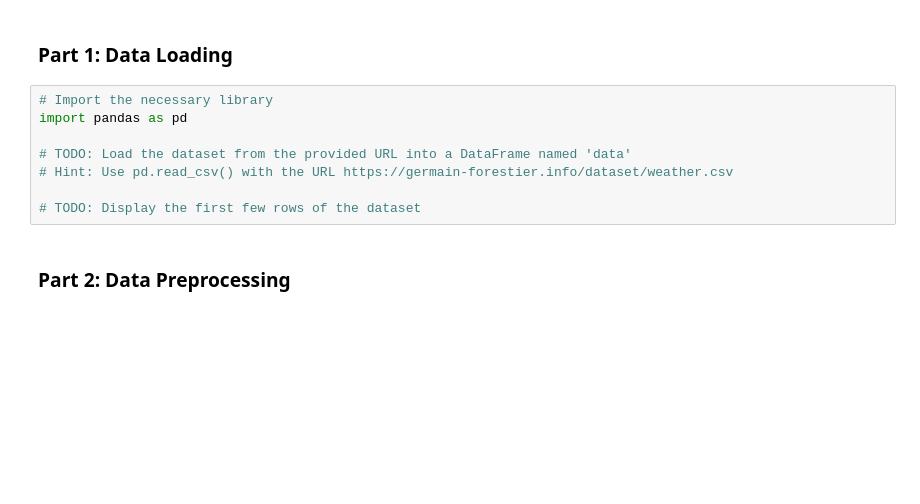
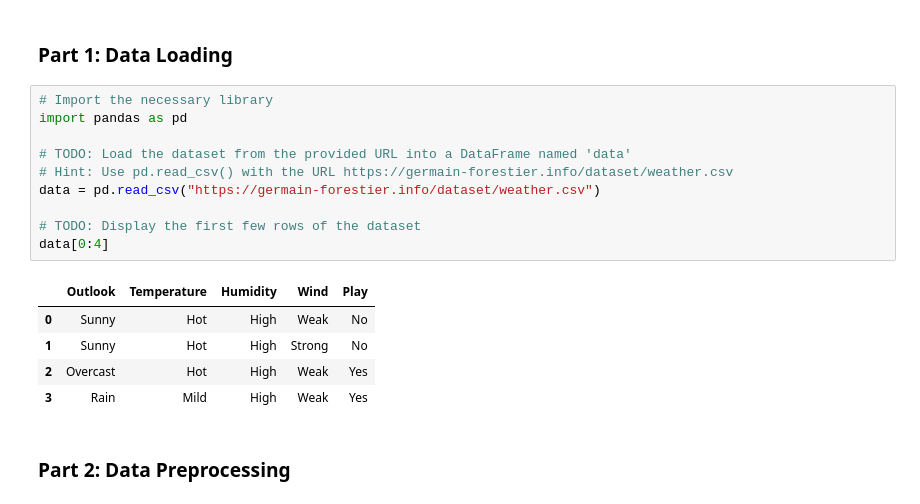
Before and after one commit to basilelt/fouille-de-donnees, a Jupyter notebook: bayes/4_Bayes.ipynb, the cells around one changed output. Saved outputs shown, nothing was run; the diff lists cells and outputs as text; blank space fills up the shorter version.

```diff
--- a/bayes/4_Bayes.ipynb
+++ b/bayes/4_Bayes.ipynb
@@ -13,11 +13,19 @@ This exercise will guide you through implementing a Naive Bayes classifier using
 # %%
 # Import the necessary library
 import pandas as pd
 
 # TODO: Load the dataset from the provided URL into a DataFrame named 'data'
 # Hint: Use pd.read_csv() with the URL https://germain-forestier.info/dataset/weather.csv
+data = pd.read_csv("https://germain-forestier.info/dataset/weather.csv")
 
 # TODO: Display the first few rows of the dataset
+data[0:4]
+# %% [output]
+|  | Outlook | Temperature | Humidity | Wind | Play |
+| 0 | Sunny | Hot | High | Weak | No |
+| 1 | Sunny | Hot | High | Strong | No |
+| 2 | Overcast | Hot | High | Weak | Yes |
+| 3 | Rain | Mild | High | Weak | Yes |
 # %% [markdown]
 ### Part 2: Data Preprocessing
 # %%
```
Also changed, not shown: parts of 4 cells of this notebook, 2 other files.
